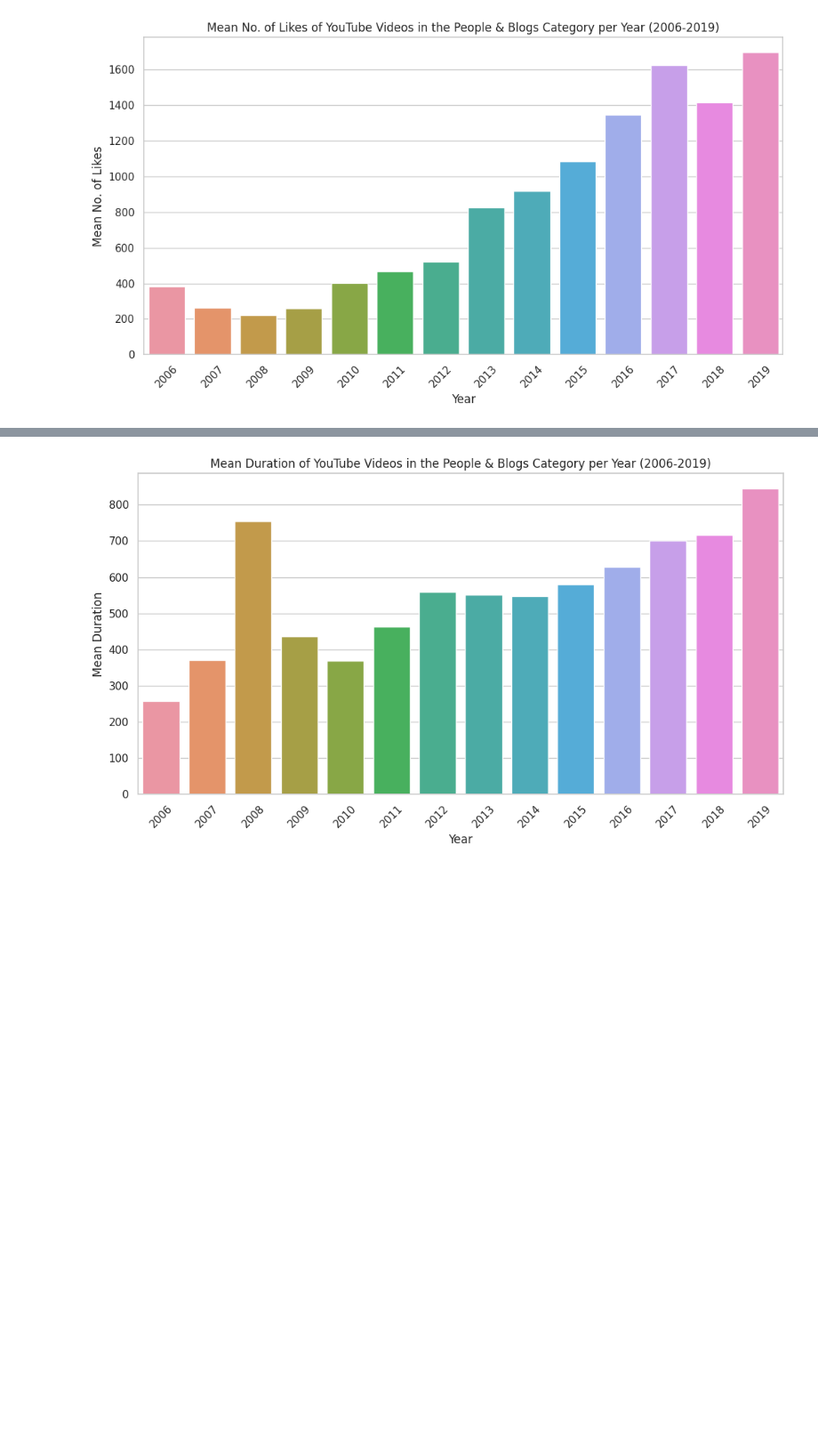
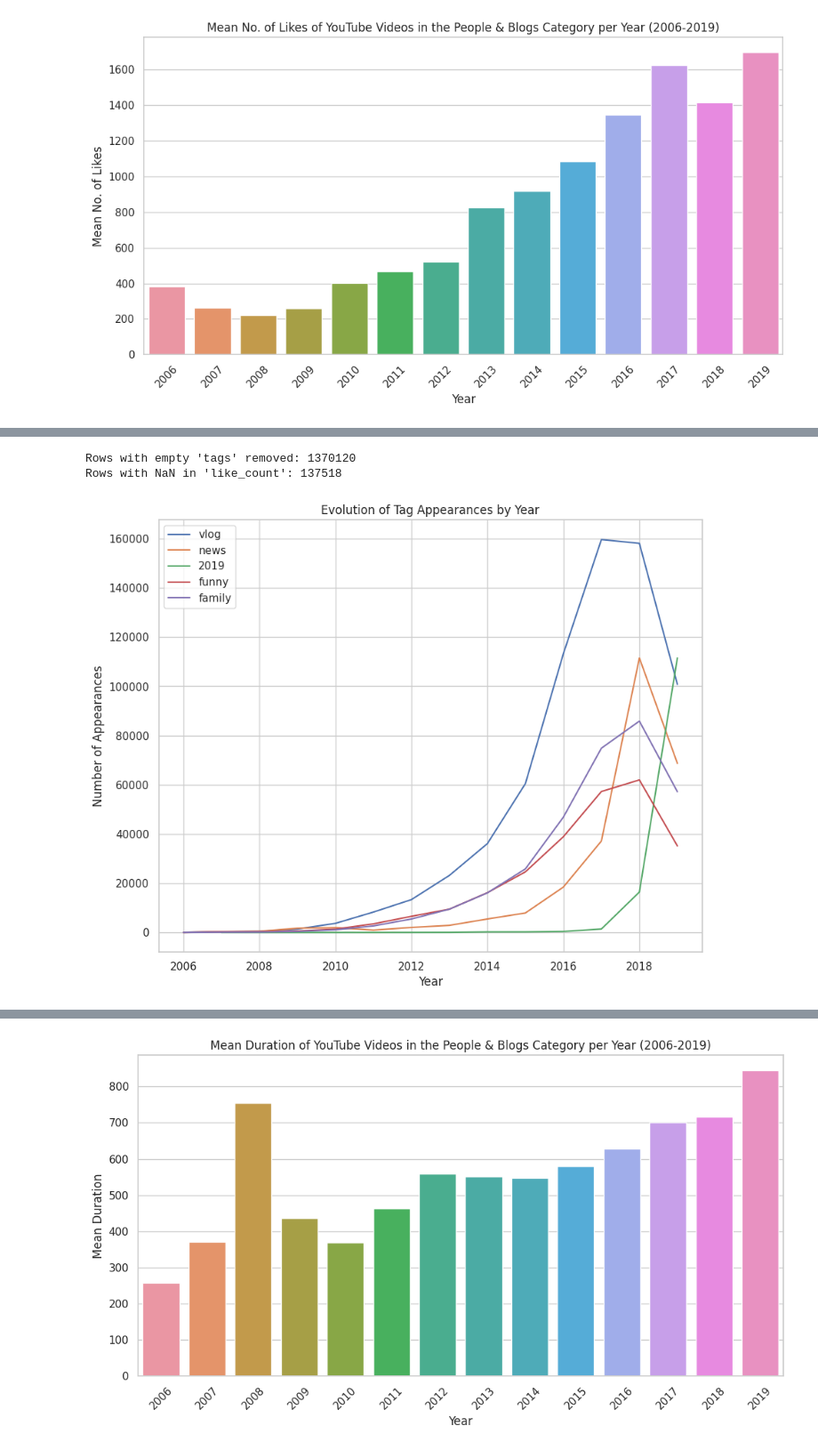
Before and after one commit to kamilmellouk/kadabros, a Jupyter notebook: notebooks/Martin_eda.ipynb, the cells around one changed output, grey strips where cells are left out. Shown at 89% size. Saved outputs shown, nothing was run; the diff lists cells and outputs as text; code cells hidden in the pictures; blank space fills up the shorter version.

```diff
--- a/notebooks/Martin_eda.ipynb
+++ b/notebooks/Martin_eda.ipynb
@@ -287,2 +548,59 @@ for year in years:
+# %%
+def clean_dataframe(df):
+    # Remove rows where 'tags' is empty or NaN
+    initial_row_count = len(df)
+    df = df.dropna(subset=['tags'])  # Drops rows with NaN in 'tags'
+    df = df[df['tags'].str.strip().astype(bool)]  # Drops rows with empty 'tags'
+    cleaned_row_count = len(df)
+
+    # Check for NaN values in 'like_count'
+    like_count_nan = df['like_count'].isna().sum()
+    if like_count_nan > 0:
+        # Handle NaN values here. Options: fill with 0, mean, median, etc.
+        # Example: df['like_count'].fillna(df['like_count'].median(), inplace=True)
+        # For now, we'll just drop these rows
+        df = df.dropna(subset=['like_count'])
+
+    # Print out the cleaning summary
+    print(f"Rows with empty 'tags' removed: {initial_row_count - cleaned_row_count}")
+    print(f"Rows with NaN in 'like_count': {like_count_nan}")
+
+    return df
+
+yt_metadata_filt_clean = clean_dataframe(yt_metadata_filtered)
+# %% [output]
+Rows with empty 'tags' removed: 1370120
+Rows with NaN in 'like_count': 137518
+# %%
+def get_top_tags_for_year(df, year, top_n=5):
+    """ Get the top N tags for a given year from the dataframe """
+    year_data = df[df['upload_date'].dt.year == year]
+    tag_list = year_data['tags'].str.split(',').explode()
+    top_tags = tag_list.value_counts().head(top_n).index
+    return top_tags
+
+def count_tag_appearances_by_year(df, tags):
+    """ Count the number of appearances of each tag by year """
+    df['year'] = df['upload_date'].dt.year
+    tag_counts_by_year = {tag: df[df['tags'].str.contains(tag)]['year'].value_counts().sort_index() for tag in tags}
+    return tag_counts_by_year
+
+def plot_tag_counts(tag_counts_by_year):
+    """ Plot the evolution of tag counts over the years """
+    plt.figure(figsize=(10, 8))
+    for tag, counts in tag_counts_by_year.items():
+        plt.plot(counts.index, counts.values, label=tag)
+
+    plt.xlabel('Year')
+    plt.ylabel('Number of Appearances')
+    plt.title('Evolution of Tag Appearances by Year')
+    plt.legend()
+    plt.show()
+
+top_tags_2019 = get_top_tags_for_year(yt_metadata_filt_clean, 2019)
+tag_counts_by_year = count_tag_appearances_by_year(yt_metadata_filt_clean, top_tags_2019)
+plot_tag_counts(tag_counts_by_year)
+# %% [output]
+[figure, added]
 # %% [markdown]
 ### What insights can be gained from the evolution of Vlog videos within "People & Blogs" over time (considering factors such as length, views, likes, dislikes, and comments)?
```
Also changed, not shown: parts of 22 cells of this notebook, 1 other file.
